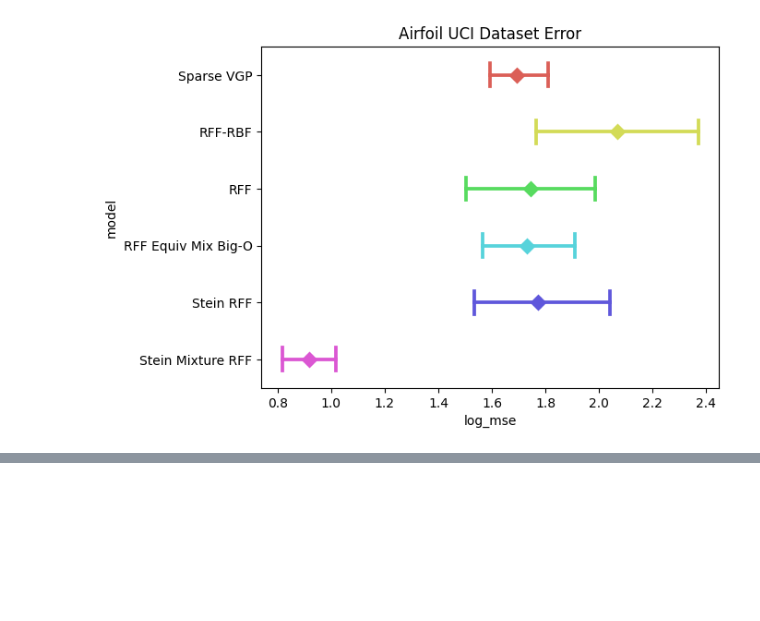
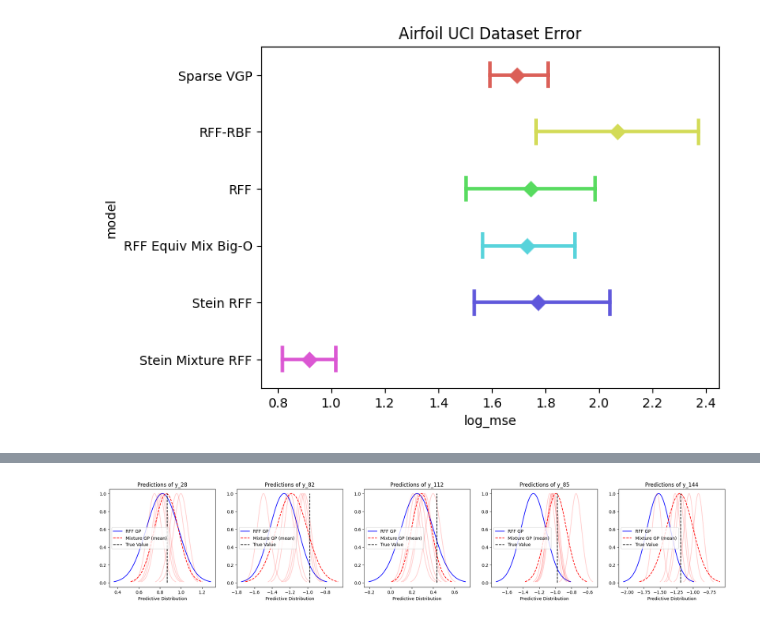
Before and after one commit to houstonwarren/m-srfr, a Jupyter notebook: experiments/airfoil/airfoil.ipynb, the cells around one changed output, grey strips where cells are left out. Saved outputs shown, nothing was run; the diff lists cells and outputs as text; code cells hidden in the pictures; blank space fills up the shorter version.

```diff
--- a/experiments/airfoil/airfoil.ipynb
+++ b/experiments/airfoil/airfoil.ipynb
@@ -588,0 +648,12 @@ Text(0.5, 1.0, 'Airfoil UCI Dataset Error')
+# %%
+plot_key, plot_subkey = jax.random.split(jax.random.PRNGKey(4))
+# plot_key, plot_subkey = jax.random.split(plot_key)
+
+n_plots = 5
+y_samples = jax.random.choice(plot_subkey, jnp.arange(y_val.shape[0]), shape=(n_plots,)).tolist()
+
+# fig, ax = plt.subplots(1, n_plots, figsize=(n_plots * 5, 5))
+
+multi_plot_preds(rff_preds, rff_sd, mix_gp_mus, mix_gp_sds, mix_preds, mix_sd, y_val, i_s=y_samples)
+# %% [output]
+[figure, added]
```
Also changed, not shown: parts of 10 cells of this notebook, 5 other files.
